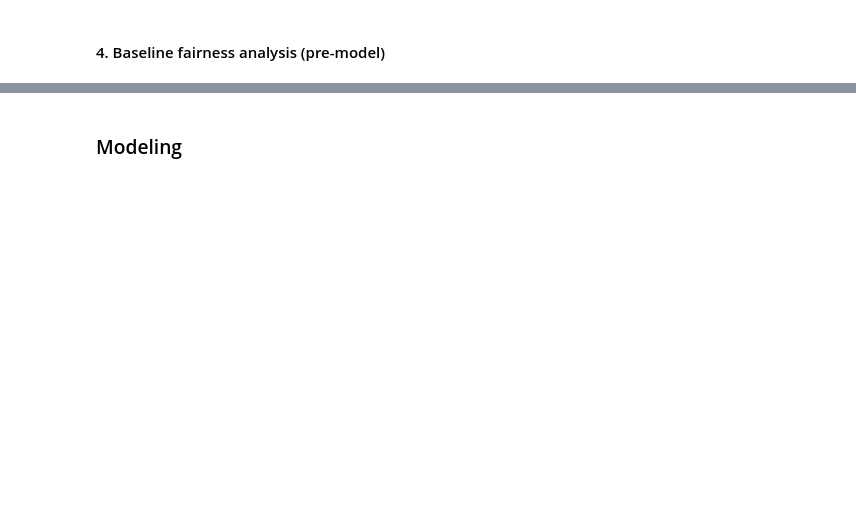
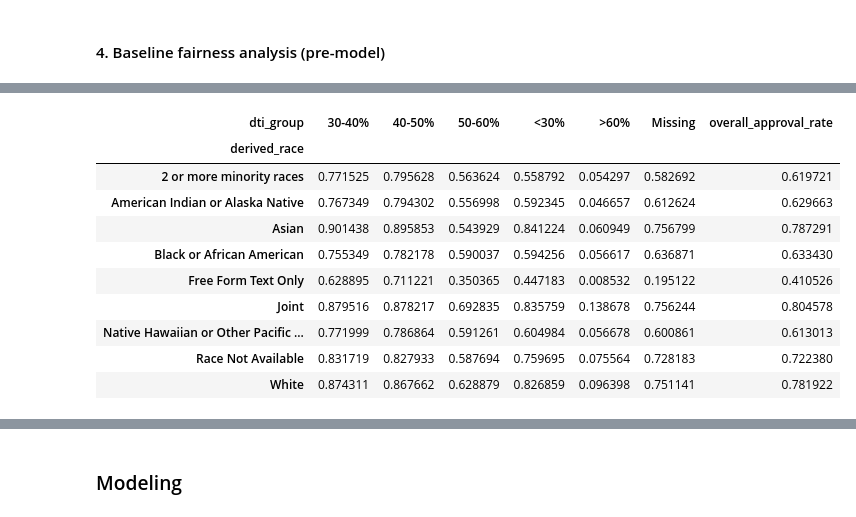
Before and after one commit to lionling427/RML-Capstone-project-, a Jupyter notebook: capstone1.ipynb, the cells around one changed output, grey strips where cells are left out. Cells and saved outputs as stored; diff of their text form; code cells hidden in the pictures; blank space fills up the shorter version.

```diff
--- a/capstone1.ipynb
+++ b/capstone1.ipynb
@@ -102,0 +353,35 @@ Length: 99, dtype: float64
+# %%
+df["dti_numeric"] = df["debt_to_income_ratio"].apply(dti_to_numeric)
+# %%
+def simplify_dti(x):
+    if pd.isna(x):
+        return "Missing"
+
+    if x < 30:
+        return "<30%"
+    elif x < 40:
+        return "30-40%"
+    elif x < 50:
+        return "40-50%"
+    elif x < 60:
+        return "50-60%"
+    else:
+        return ">60%"
+# %%
+df["dti_group"] = df["dti_numeric"].apply(simplify_dti)
+# %%
+result = df.groupby(["derived_race", "dti_group"])["target"].mean().unstack()
+result["overall_approval_rate"] = df.groupby("derived_race")["target"].mean()
+result
+# %% [output]
+| dti_group | 30-40% | 40-50% | 50-60% | <30% | >60% | Missing | overall_approval_rate |
+| derived_race |  |  |  |  |  |  |  |
+| 2 or more minority races | 0.771525 | 0.795628 | 0.563624 | 0.558792 | 0.054297 | 0.582692 | 0.619721 |
+| American Indian or Alaska Native | 0.767349 | 0.794302 | 0.556998 | 0.592345 | 0.046657 | 0.612624 | 0.629663 |
+| Asian | 0.901438 | 0.895853 | 0.543929 | 0.841224 | 0.060949 | 0.756799 | 0.787291 |
+| Black or African American | 0.755349 | 0.782178 | 0.590037 | 0.594256 | 0.056617 | 0.636871 | 0.633430 |
+| Free Form Text Only | 0.628895 | 0.711221 | 0.350365 | 0.447183 | 0.008532 | 0.195122 | 0.410526 |
+| Joint | 0.879516 | 0.878217 | 0.692835 | 0.835759 | 0.138678 | 0.756244 | 0.804578 |
+| Native Hawaiian or Other Pacific ... | 0.771999 | 0.786864 | 0.591261 | 0.604984 | 0.056678 | 0.600861 | 0.613013 |
+| Race Not Available | 0.831719 | 0.827933 | 0.587694 | 0.759695 | 0.075564 | 0.728183 | 0.722380 |
+| White | 0.874311 | 0.867662 | 0.628879 | 0.826859 | 0.096398 | 0.751141 | 0.781922 |
```
Also changed, not shown: parts of 76 cells of this notebook.
